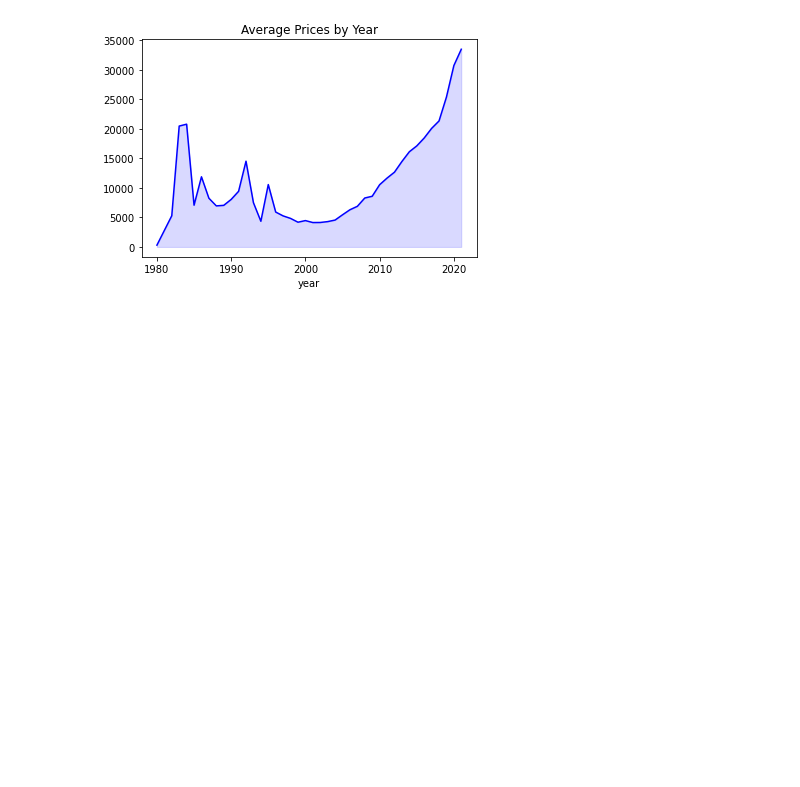
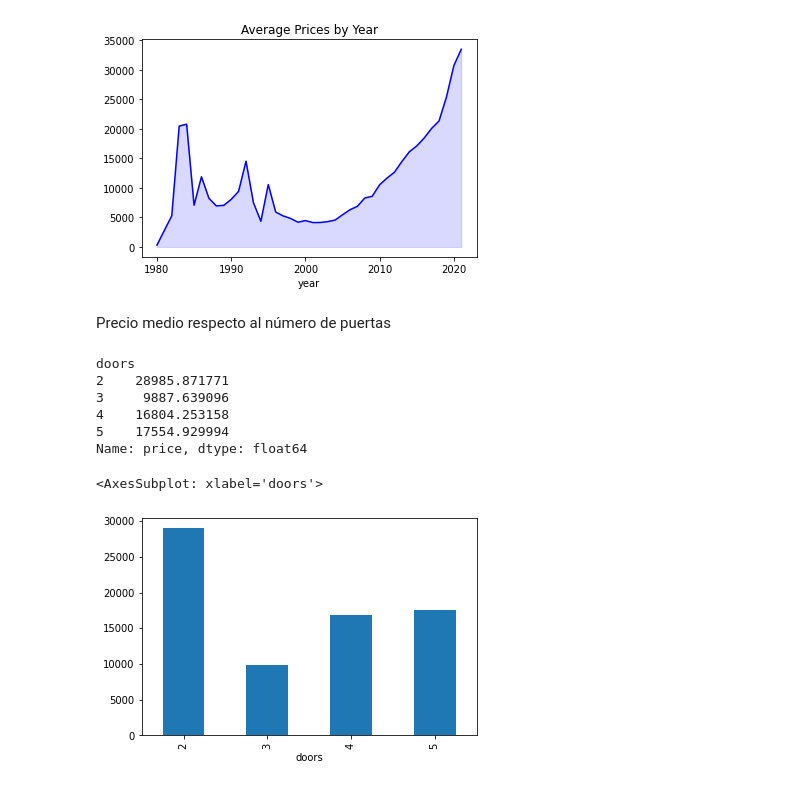
Before and after one commit to Triceratroll/car-price-prediction, a Jupyter notebook: exploratory_data_analisys.ipynb, the cells around one changed output. Saved outputs shown, nothing was run; the diff lists cells and outputs as text; code cells hidden in the pictures; blank space fills up the shorter version.

```diff
--- a/exploratory_data_analisys.ipynb
+++ b/exploratory_data_analisys.ipynb
@@ -169,3 +323,21 @@ plt.fill_between(avg_price_by_year.index, avg_price_by_year, alpha=0.15, color='
 # %% [output]
 <matplotlib.collections.PolyCollection at 0x...>
 [figure]
+# %% [markdown]
+Precio medio respecto al número de puertas
+# %%
+# Calculate the average price by doors
+avg_price_by_doors = cars.groupby('doors')['price'].mean()
+
+print(avg_price_by_doors)
+
+avg_price_by_doors.plot(kind="bar")
+# %% [output]
+doors
+2    28985.871771
+3     9887.639096
+4    16804.253158
+5    17554.929994
+Name: price, dtype: float64
+<AxesSubplot: xlabel='doors'>
+[figure, added]
```
Also changed, not shown: parts of 18 cells of this notebook.
